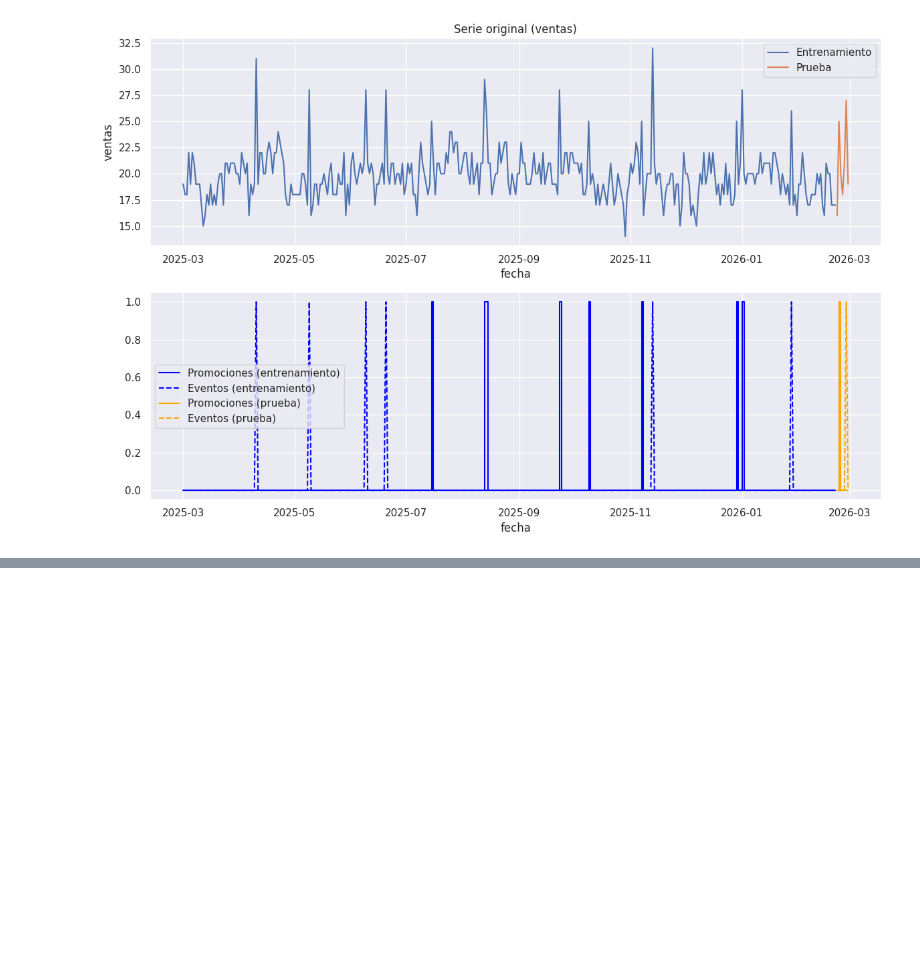
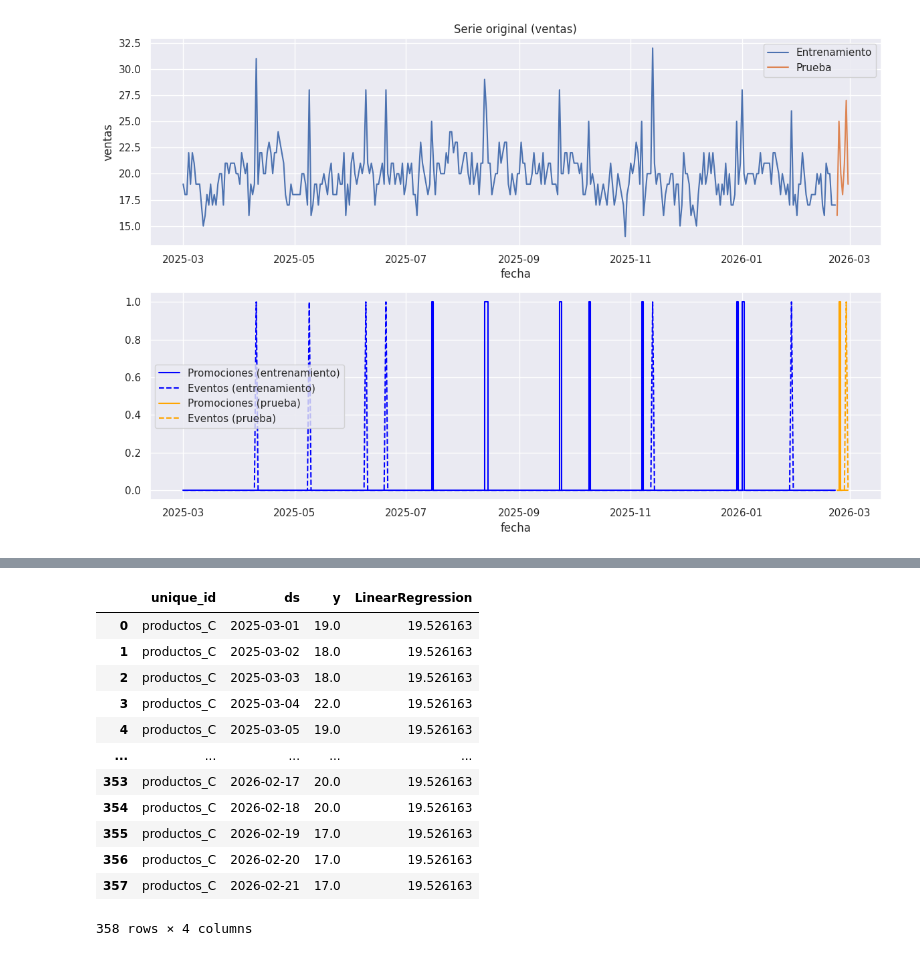
Before and after one commit to JairRamosG/Series_de_Tiempo, a Jupyter notebook: 08_ARIMAX/ARIMAX.ipynb, the cells around one changed output, grey strips where cells are left out. Drawn from its saved outputs; the diff is of its cells as text; code cells hidden in the pictures; blank space fills up the shorter version.

```diff
--- a/08_ARIMAX/ARIMAX.ipynb
+++ b/08_ARIMAX/ARIMAX.ipynb
@@ -115,0 +147,24 @@ plt.tight_layout()
+# %%
+mlf = MLForecast(models=[LinearRegression()], freq = 'd')
+
+mlf.fit(df = df_train, fitted = True)
+# Para que genere predicciones in-sample, porque lo que me interesa son los residuales después de entrenar con las variables exógenas
+# No me interesan pronósticos a futuro, me interesa generar pronostícos sobre los mismo datos historicos de entrenamiento
+
+# Predicciones in-sample
+preds_is = mlf.forecast_fitted_values()
+preds_is
+# %% [output]
+|  | unique_id | ds | y | LinearRegression |
+| 0 | productos_C | 2025-03-01 | 19.0 | 19.526163 |
+| 1 | productos_C | 2025-03-02 | 18.0 | 19.526163 |
+| 2 | productos_C | 2025-03-03 | 18.0 | 19.526163 |
+| 3 | productos_C | 2025-03-04 | 22.0 | 19.526163 |
+| 4 | productos_C | 2025-03-05 | 19.0 | 19.526163 |
+| ... | ... | ... | ... | ... |
+| 353 | productos_C | 2026-02-17 | 20.0 | 19.526163 |
+| 354 | productos_C | 2026-02-18 | 20.0 | 19.526163 |
+| 355 | productos_C | 2026-02-19 | 17.0 | 19.526163 |
+| 356 | productos_C | 2026-02-20 | 17.0 | 19.526163 |
+| 357 | productos_C | 2026-02-21 | 17.0 | 19.526163 |
+358 rows × 4 columns
```
Also changed, not shown: parts of 4 cells of this notebook.
